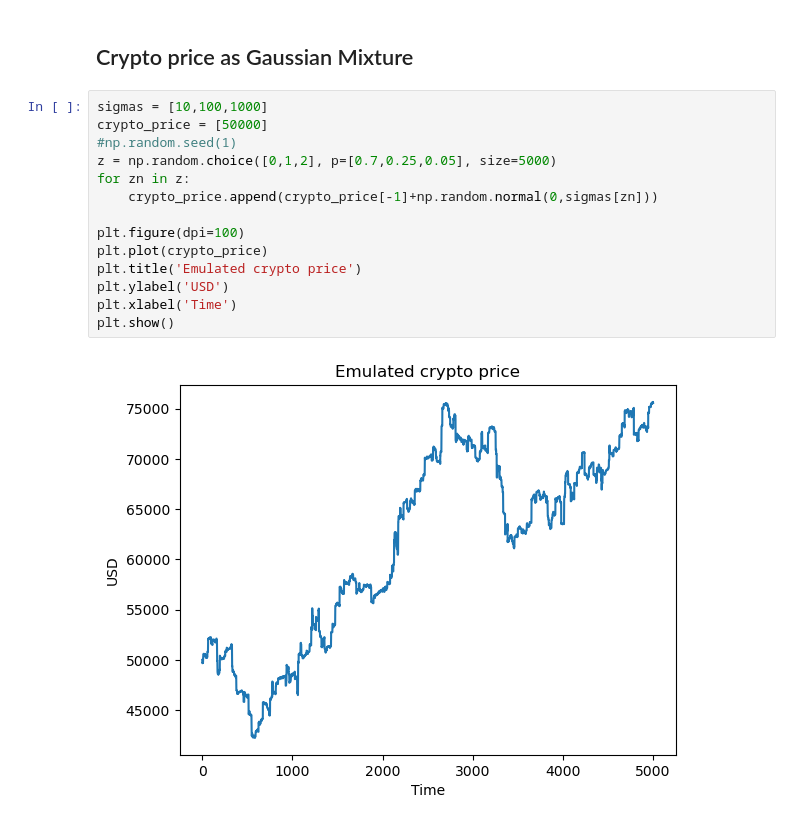
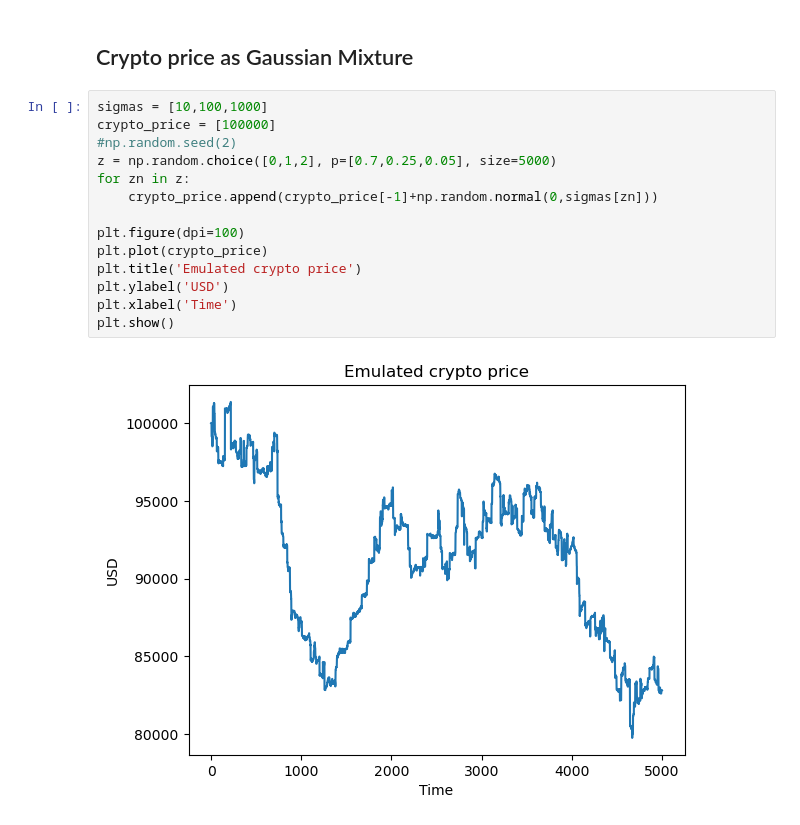
Before and after one commit to sequi76/BML4SR, a Jupyter notebook: Lecture-3.Mixture_Models/crypto_price_as_random_gaussian_mixture.ipynb, the cells around one changed output. Drawn from its saved outputs; the diff is of its cells as text.

```diff
--- a/Lecture-3.Mixture_Models/crypto_price_as_random_gaussian_mixture.ipynb
+++ b/Lecture-3.Mixture_Models/crypto_price_as_random_gaussian_mixture.ipynb
@@ -11,17 +11,17 @@ matplotlib.rcParams['figure.dpi']=100
 ## Crypto price as Gaussian Mixture
 # %%
 sigmas = [10,100,1000]
-crypto_price = [50000]
-#np.random.seed(1)
+crypto_price = [100000]
+#np.random.seed(2)
 z = np.random.choice([0,1,2], p=[0.7,0.25,0.05], size=5000)
 for zn in z:
     crypto_price.append(crypto_price[-1]+np.random.normal(0,sigmas[zn]))
 
 plt.figure(dpi=100)
 plt.plot(crypto_price)
 plt.title('Emulated crypto price')
 plt.ylabel('USD')
 plt.xlabel('Time')
 plt.show()
 # %% [output]
-[figure, old version]
+[figure, new version]
```
Also changed, not shown: parts of 1 cell of this notebook, 17 other files.
